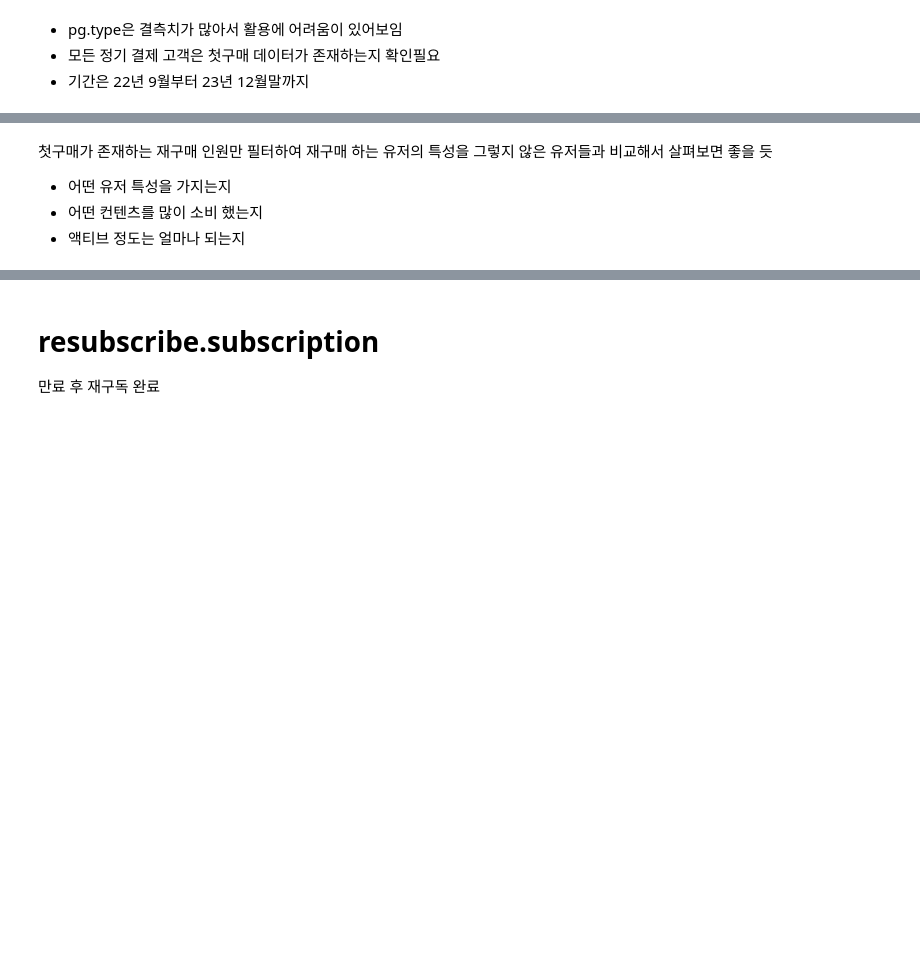
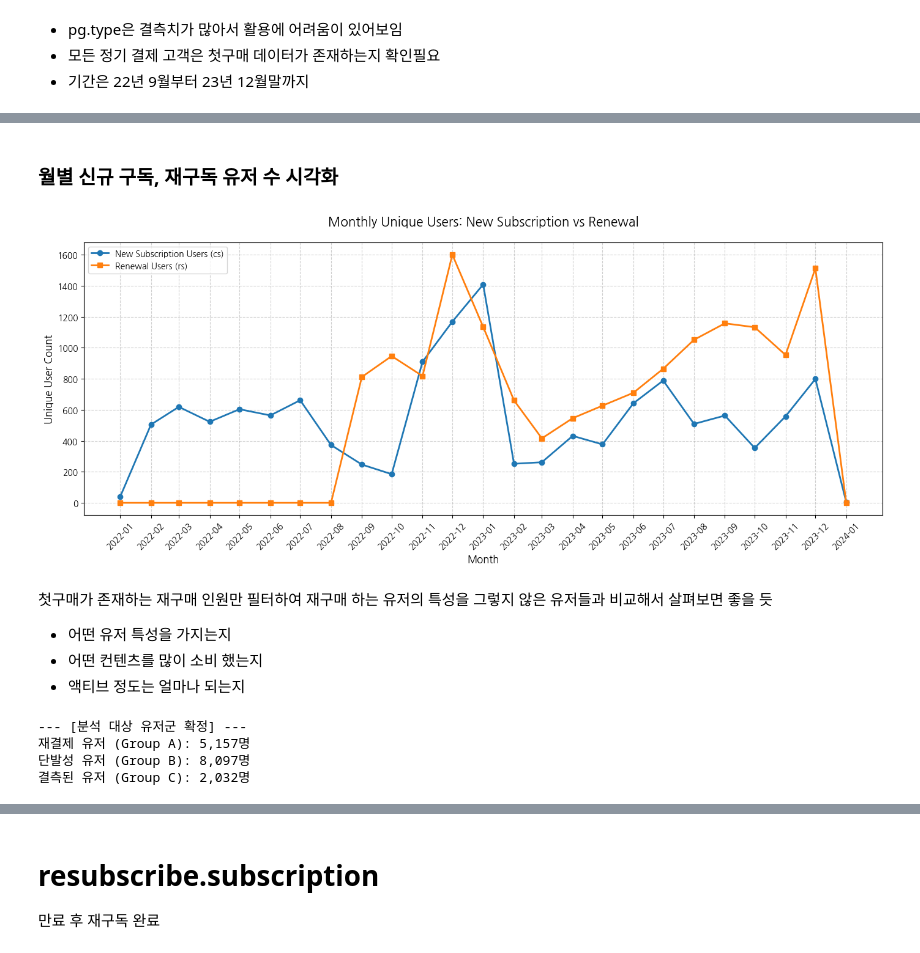
Before and after one commit to tecet1/midproject1, a Jupyter notebook: EDA/topic2_eda_modified.ipynb, the cells around one changed output, grey strips where cells are left out. Drawn from its saved outputs; the diff is of its cells as text; code cells hidden in the pictures; blank space fills up the shorter version.

Commit message:
Update topic2_eda_modified.ipynb
renew 구독까지

```diff
--- a/EDA/topic2_eda_modified.ipynb
+++ b/EDA/topic2_eda_modified.ipynb
@@ -1485,4 +1494,4 @@ shape: (25, 2)
 | **renew.subscription**                            | 정기 결제 완료           | coupon.discount_amount | int64| 할인액                                          | 정상가 - 실제 결제 금액|
 | **renew.subscription**                            | 정기 결제 완료           | pg.type               | object| 결제수단 타입                                   | A, B, C는 각기 다른 간편결제 수단|
 # %%
-rs = load_preprocessing('renew_subscription.csv')
+renew_subscription_kr = preprocess_korea_data('renew_subscription.parquet')
@@ -1495,5 +1593,74 @@ print(f'재구매 리스트에는 있는데 첫 구매 리스트에는 없는
+# %% [markdown]
+### 월별 신규 구독, 재구독 유저 수 시각화
+# %%
+# 1. 월별 신규 구독 유저(cs) 집계
+cs_monthly = (
+    complete_subscription_kr
+    .group_by(pl.col("client_event_time").dt.truncate("1mo").alias("month"))
+    .agg(pl.col("user_id").n_unique().alias("new_sub_users"))
+)
+
+# 2. 월별 재구독 유저(rs) 집계
+rs_monthly = (
+    renew_subscription_kr
+    .group_by(pl.col("client_event_time").dt.truncate("1mo").alias("month"))
+    .agg(pl.col("user_id").n_unique().alias("renew_users"))
+)
+
+# 3. 두 데이터 조인 및 정렬
+# (어느 한 쪽이 없는 달도 표시하기 위해 outer join 사용)
+trend_data = (
+    cs_monthly
+    .join(rs_monthly, on="month", how="full")
+    .sort("month")
+    .fill_null(0) # 데이터가 없는 달은 0으로 채움
+)
+
+# 4. 시각화 (Matplotlib)
+pd_trend = trend_data.to_pandas()
+
+plt.figure(figsize=(14, 6))
+plt.plot(pd_trend['month'], pd_trend['new_sub_users'], marker='o', label='New Subscription Users (cs)', color='#1f77b4', linewidth=2)
+plt.plot(pd_trend['month'], pd_trend['renew_users'], marker='s', label='Renewal Users (rs)', color='#ff7f0e', linewidth=2)
+
+plt.title('Monthly Unique Users: New Subscription vs Renewal', fontsize=15, pad=20)
+plt.xlabel('Month', fontsize=12)
+plt.ylabel('Unique User Count', fontsize=12)
+plt.legend()
+plt.grid(True, linestyle='--', alpha=0.6)
+
+# x축 날짜 가독성 개선
+plt.xticks(pd_trend['month'], [d.strftime('%Y-%m') for d in pd_trend['month']], rotation=45)
+
+plt.tight_layout()
+plt.show()
+# %% [output]
+[figure, added]
 # %% [markdown]
 첫구매가 존재하는 재구매 인원만 필터하여 재구매 하는 유저의 특성을 그렇지 않은 유저들과 비교해서 살펴보면 좋을 듯
 - 어떤 유저 특성을 가지는지
 - 어떤 컨텐츠를 많이 소비 했는지
 - 액티브 정도는 얼마나 되는지
+# %%
+# 1. 유니크 유저 풀 생성
+all_cs_u_ids = complete_subscription_kr.select("user_id").unique()
+all_rs_u_ids = renew_subscription_kr.select("user_id").unique()
+
+# Group A: 재결제 유저 (첫 결제 기록이 있으면서 재결제도 한 유저)
+repurchase_user_ids = all_rs_u_ids.join(all_cs_u_ids, on="user_id", how="inner")
+
+# Group B: 단발성 유저 (첫 결제는 했으나, 재결제 기록은 전혀 없는 유저)
+one_time_user_ids = all_cs_u_ids.join(all_rs_u_ids, on="user_id", how="anti")
+
+# Group C: 결측된 유저 (재결제는 했으나, 첫 결제 기록은 전혀 없는 유저)
+only_renewal_user_ids = all_rs_u_ids.join(all_cs_u_ids, on="user_id", how="anti")
+
+print(f"--- [분석 대상 유저군 확정] ---")
+print(f"재결제 유저 (Group A): {len(repurchase_user_ids):,}명")
+print(f"단발성 유저 (Group B): {len(one_time_user_ids):,}명")
+print(f"결측된 유저 (Group C): {len(only_renewal_user_ids):,}명")
+# %% [output]
+--- [분석 대상 유저군 확정] ---
+재결제 유저 (Group A): 5,157명
+단발성 유저 (Group B): 8,097명
+결측된 유저 (Group C): 2,032명
```
Also changed, not shown: parts of 46 cells of this notebook.
